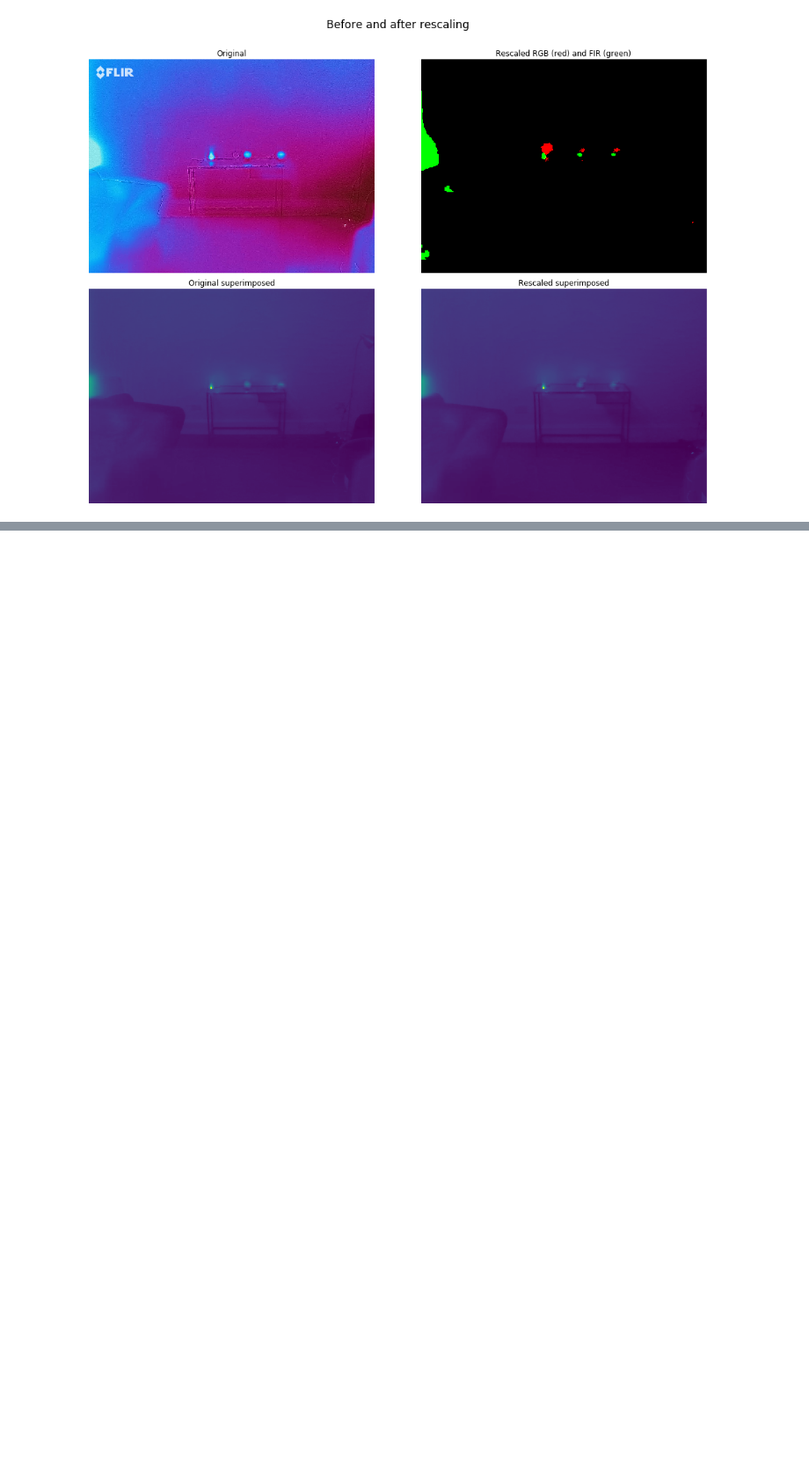
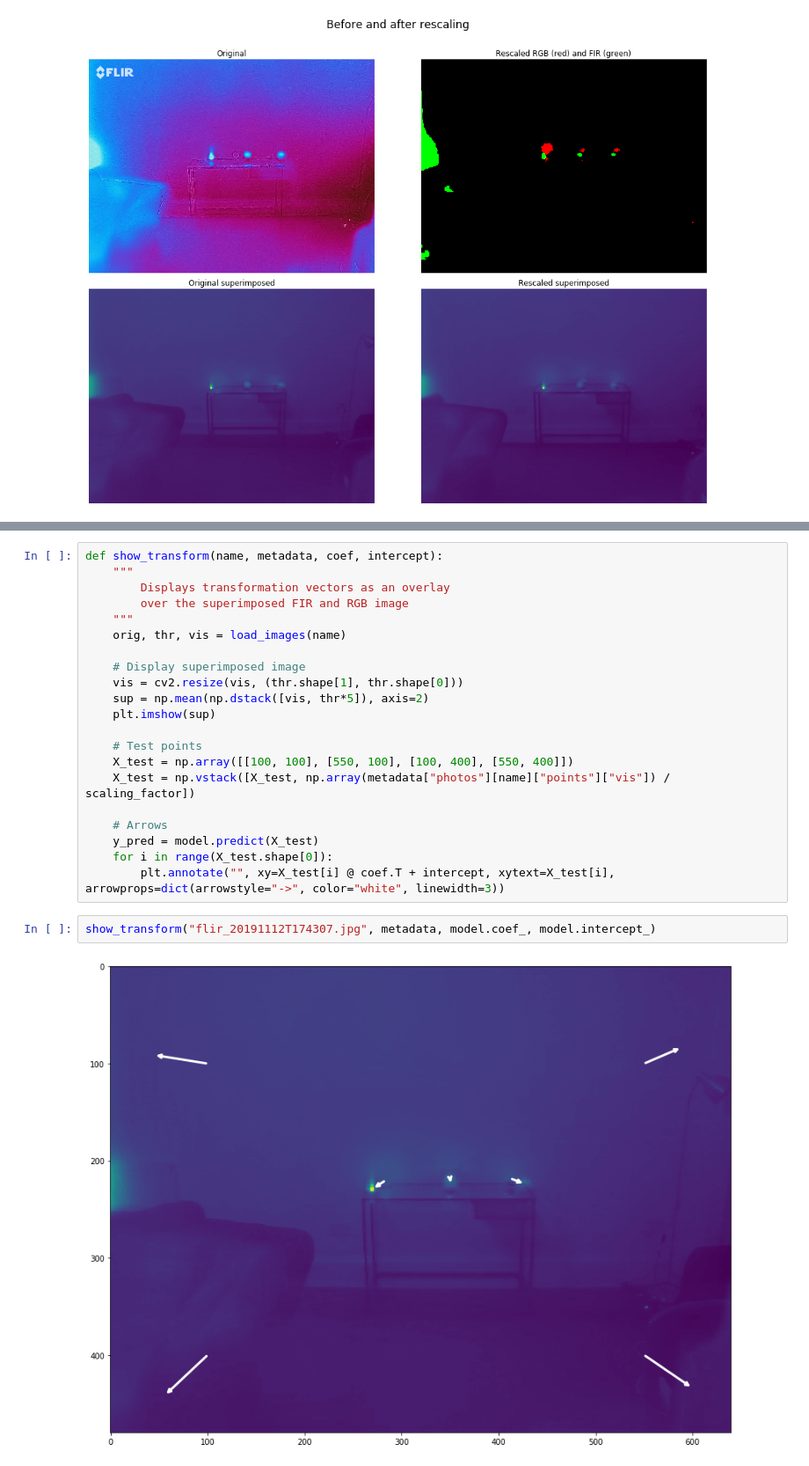
Before and after one commit to Lindronics/honours_project, a Jupyter notebook: notebooks/flir_one/flir_one_calibration.ipynb, the cells around one changed output, grey strips where cells are left out. Shown at 88% size. Drawn from its saved outputs; the diff is of its cells as text; blank space fills up the shorter version.

```diff
--- a/notebooks/flir_one/flir_one_calibration.ipynb
+++ b/notebooks/flir_one/flir_one_calibration.ipynb
@@ -126,0 +167,25 @@ align(list(metadata["photos"].keys())[3], fac=0.09)
+# %%
+def show_transform(name, metadata, coef, intercept):
+    """
+        Displays transformation vectors as an overlay
+        over the superimposed FIR and RGB image
+    """
+    orig, thr, vis = load_images(name)
+
+    # Display superimposed image
+    vis = cv2.resize(vis, (thr.shape[1], thr.shape[0]))
+    sup = np.mean(np.dstack([vis, thr*5]), axis=2)
+    plt.imshow(sup)
+
+    # Test points
+    X_test = np.array([[100, 100], [550, 100], [100, 400], [550, 400]])
+    X_test = np.vstack([X_test, np.array(metadata["photos"][name]["points"]["vis"]) / scaling_factor])
+
+    # Arrows
+    y_pred = model.predict(X_test)
+    for i in range(X_test.shape[0]):
+        plt.annotate("", xy=X_test[i] @ coef.T + intercept, xytext=X_test[i], arrowprops=dict(arrowstyle="->", color="white", linewidth=3))
+# %%
+show_transform("flir_20191112T174307.jpg", metadata, model.coef_, model.intercept_)
+# %% [output]
+[figure, added]
```
Also changed, not shown: parts of 5 cells of this notebook.
